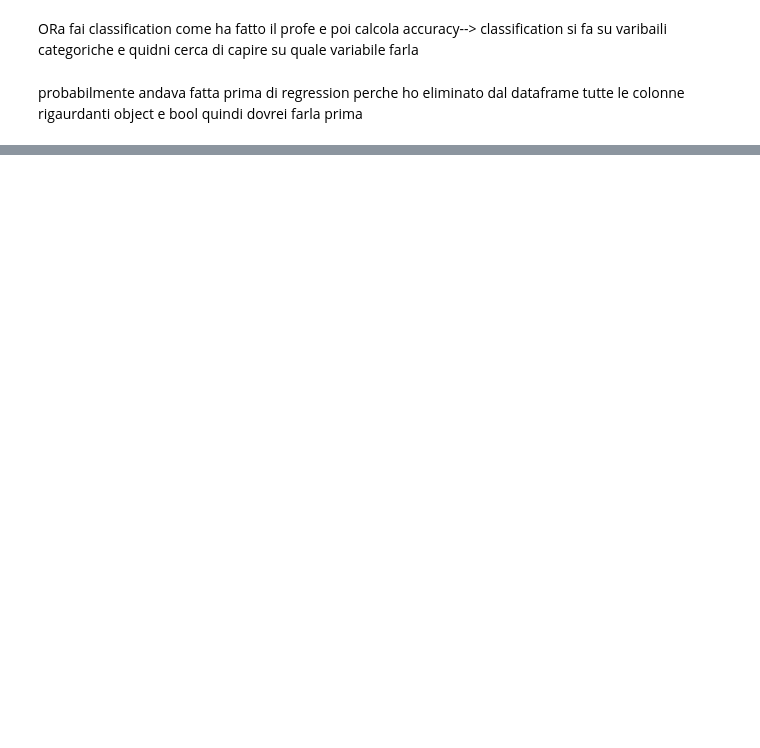
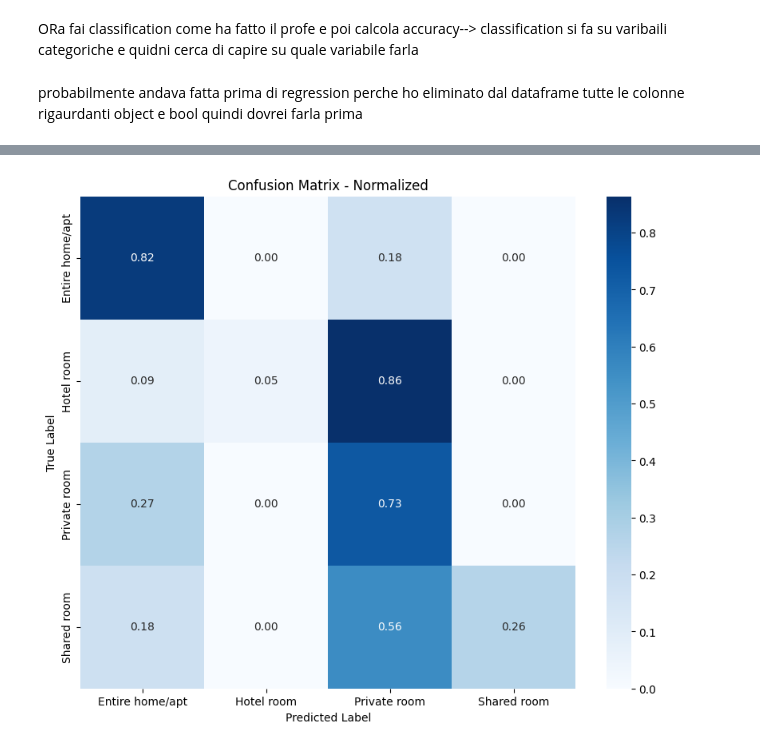
Before and after one commit to AnnaBicelli/Airbnb_Open_Data_project, a Jupyter notebook: Modeling_Airbnb_project.ipynb, the cells around one changed output, grey strips where cells are left out. Cells and saved outputs as stored; diff of their text form; code cells hidden in the pictures; blank space fills up the shorter version.

Commit message:
Linear Regression Model e Classification Model

```diff
--- a/Modeling_Airbnb_project.ipynb
+++ b/Modeling_Airbnb_project.ipynb
@@ -383,0 +586,3 @@ probabilmente andava fatta prima di regression perche ho eliminato dal dataframe
+# %%
+airbnb3_df = airbnb_df.copy()
+airbnb3_df.drop(columns=['id', 'name', 'neighbourhood','host_name','host_id', 'lat', 'long', 'country', 'country_code'], inplace=True)
@@ -383,0 +612,23 @@ probabilmente andava fatta prima di regression perche ho eliminato dal dataframe
+# %%
+# Split dataset to X and Y variables
+X1 = airbnb3_df.drop(columns=['room_type'], axis=1)  # Escludi la variabile target "room_type"
+Y1 = airbnb3_df['room_type']
+# %%
+# Codifica le variabili categoriche in forma numerica per usarle nel modello
+#X = pd.get_dummies(X)
+
+# Dividi i dati in set di addestramento e test
+X1_train, X1_test, Y1_train, Y1_test = train_test_split(X1, Y1, test_size=0.2, random_state=101)
+
+# Crea un'istanza del modello Random Forest Classifier
+model1 = RandomForestClassifier(n_estimators=100, random_state=42)
+
+# Addestra il modello
+model1.fit(X1_train, Y1_train)
+
+# Fai previsioni sul set di test
+Y1_pred = model1.predict(X1_test)
+
+# Valuta le prestazioni del modello
+accuracy = accuracy_score(Y1_test, Y1_pred)
+print("Accuracy:", accuracy)
@@ -383,0 +658,20 @@ probabilmente andava fatta prima di regression perche ho eliminato dal dataframe
+# %%
+import matplotlib.pyplot as plt
+import seaborn as sns
+from sklearn.metrics import confusion_matrix
+
+# Calcola la matrice di confusione
+conf_matrix = confusion_matrix(Y1_test, Y1_pred)
+
+# Normalizza la matrice di confusione
+conf_matrix_norm = conf_matrix.astype('float') / conf_matrix.sum(axis=1)[:, np.newaxis]
+
+# Visualizza la matrice di confusione normalizzata
+plt.figure(figsize=(10, 8))
+sns.heatmap(conf_matrix_norm, annot=True, cmap='Blues', fmt='.2f', xticklabels=model1.classes_, yticklabels=model1.classes_)
+plt.xlabel('Predicted Label')
+plt.ylabel('True Label')
+plt.title('Confusion Matrix - Normalized')
+plt.show()
+# %% [output]
+[figure, added]
```
Also changed, not shown: parts of 45 cells of this notebook.
